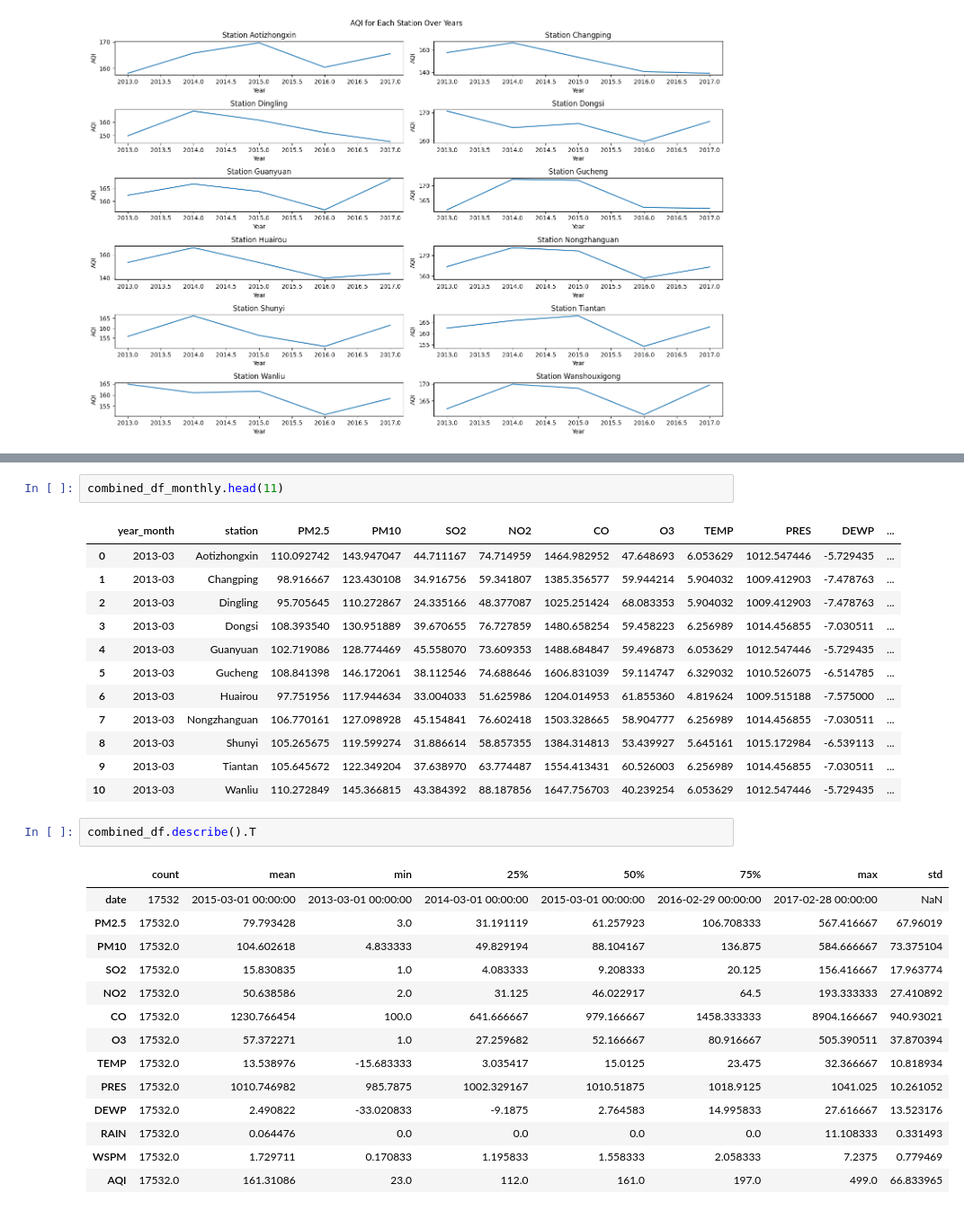
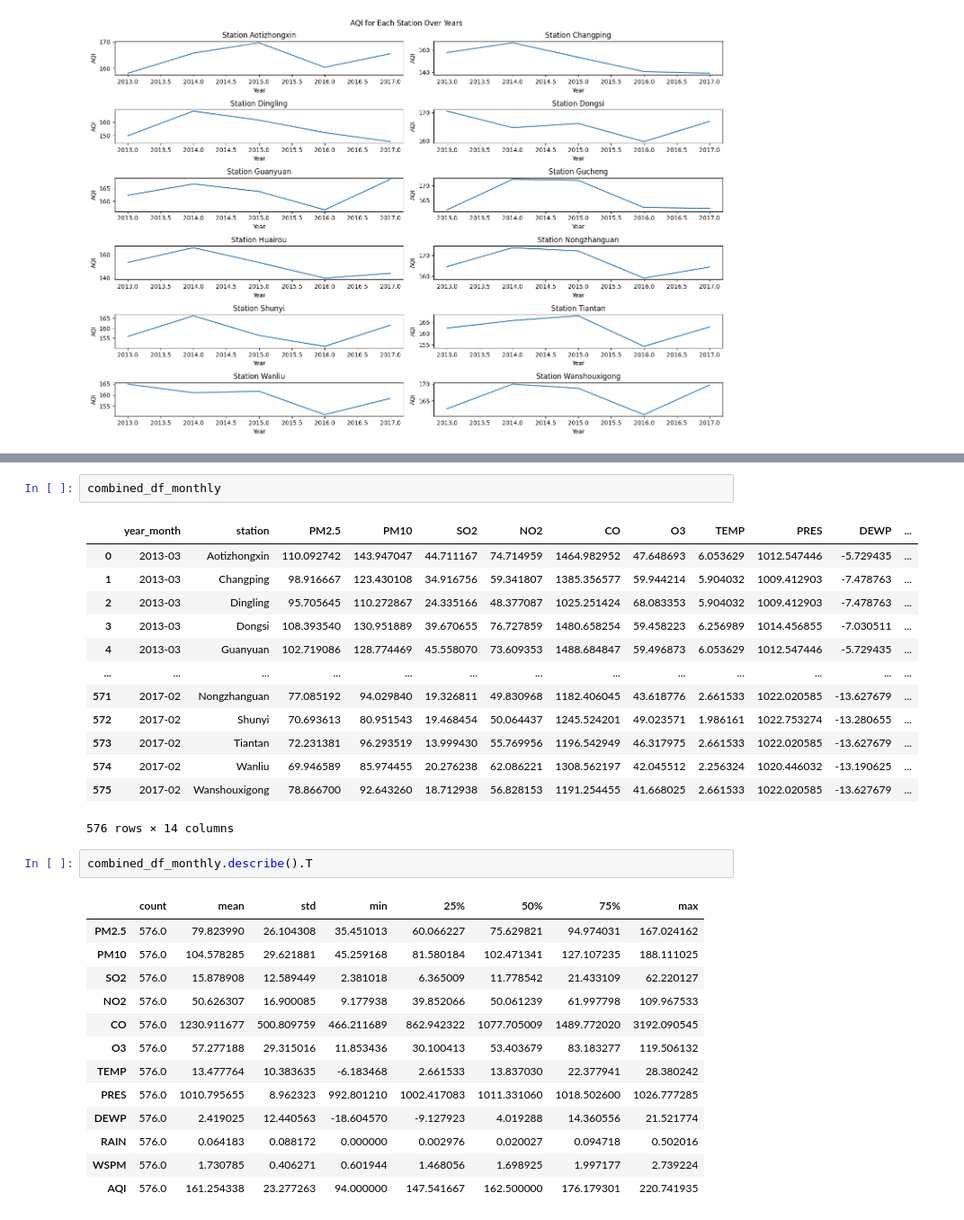
Before and after one commit to Strong649/First-Repo, a Jupyter notebook: Air_Pollution_PfDA.ipynb, the cells around one changed output, grey strips where cells are left out. Shown at 90% size. Saved outputs shown, nothing was run; the diff lists cells and outputs as text.

```diff
--- a/Air_Pollution_PfDA.ipynb
+++ b/Air_Pollution_PfDA.ipynb
@@ -510,7 +510,7 @@ fig.show()
 # %% [output]
 [interactive output not drawn]
 # %%
-combined_df_monthly.head(11)
+combined_df_monthly
 # %% [output]
 |  | year_month | station | PM2.5 | PM10 | SO2 | NO2 | CO | O3 | TEMP | PRES | DEWP | ... |
 | 0 | 2013-03 | Aotizhongxin | 110.092742 | 143.947047 | 44.711167 | 74.714959 | 1464.982952 | 47.648693 | 6.053629 | 1012.547446 | -5.729435 | ... |
@@ -518,26 +518,26 @@ combined_df_monthly.head(11)
 | 2 | 2013-03 | Dingling | 95.705645 | 110.272867 | 24.335166 | 48.377087 | 1025.251424 | 68.083353 | 5.904032 | 1009.412903 | -7.478763 | ... |
 | 3 | 2013-03 | Dongsi | 108.393540 | 130.951889 | 39.670655 | 76.727859 | 1480.658254 | 59.458223 | 6.256989 | 1014.456855 | -7.030511 | ... |
 | 4 | 2013-03 | Guanyuan | 102.719086 | 128.774469 | 45.558070 | 73.609353 | 1488.684847 | 59.496873 | 6.053629 | 1012.547446 | -5.729435 | ... |
-| 5 | 2013-03 | Gucheng | 108.841398 | 146.172061 | 38.112546 | 74.688646 | 1606.831039 | 59.114747 | 6.329032 | 1010.526075 | -6.514785 | ... |
-| 6 | 2013-03 | Huairou | 97.751956 | 117.944634 | 33.004033 | 51.625986 | 1204.014953 | 61.855360 | 4.819624 | 1009.515188 | -7.575000 | ... |
-| 7 | 2013-03 | Nongzhanguan | 106.770161 | 127.098928 | 45.154841 | 76.602418 | 1503.328665 | 58.904777 | 6.256989 | 1014.456855 | -7.030511 | ... |
-| 8 | 2013-03 | Shunyi | 105.265675 | 119.599274 | 31.886614 | 58.857355 | 1384.314813 | 53.439927 | 5.645161 | 1015.172984 | -6.539113 | ... |
-| 9 | 2013-03 | Tiantan | 105.645672 | 122.349204 | 37.638970 | 63.774487 | 1554.413431 | 60.526003 | 6.256989 | 1014.456855 | -7.030511 | ... |
-| 10 | 2013-03 | Wanliu | 110.272849 | 145.366815 | 43.384392 | 88.187856 | 1647.756703 | 40.239254 | 6.053629 | 1012.547446 | -5.729435 | ... |
+| ... | ... | ... | ... | ... | ... | ... | ... | ... | ... | ... | ... | ... |
+| 571 | 2017-02 | Nongzhanguan | 77.085192 | 94.029840 | 19.326811 | 49.830968 | 1182.406045 | 43.618776 | 2.661533 | 1022.020585 | -13.627679 | ... |
+| 572 | 2017-02 | Shunyi | 70.693613 | 80.951543 | 19.468454 | 50.064437 | 1245.524201 | 49.023571 | 1.986161 | 1022.753274 | -13.280655 | ... |
+| 573 | 2017-02 | Tiantan | 72.231381 | 96.293519 | 13.999430 | 55.769956 | 1196.542949 | 46.317975 | 2.661533 | 1022.020585 | -13.627679 | ... |
+| 574 | 2017-02 | Wanliu | 69.946589 | 85.974455 | 20.276238 | 62.086221 | 1308.562197 | 42.045512 | 2.256324 | 1020.446032 | -13.190625 | ... |
+| 575 | 2017-02 | Wanshouxigong | 78.866700 | 92.643260 | 18.712938 | 56.828153 | 1191.254455 | 41.668025 | 2.661533 | 1022.020585 | -13.627679 | ... |
+576 rows × 14 columns
 # %%
-combined_df.describe().T
+combined_df_monthly.describe().T
 # %% [output]
-|  | count | mean | min | 25% | 50% | 75% | max | std |
-| date | 17532 | 2015-03-01 00:00:00 | 2013-03-01 00:00:00 | 2014-03-01 00:00:00 | 2015-03-01 00:00:00 | 2016-02-29 00:00:00 | 2017-02-28 00:00:00 | NaN |
-| PM2.5 | 17532.0 | 79.793428 | 3.0 | 31.191119 | 61.257923 | 106.708333 | 567.416667 | 67.96019 |
-| PM10 | 17532.0 | 104.602618 | 4.833333 | 49.829194 | 88.104167 | 136.875 | 584.666667 | 73.375104 |
-| SO2 | 17532.0 | 15.830835 | 1.0 | 4.083333 | 9.208333 | 20.125 | 156.416667 | 17.963774 |
-| NO2 | 17532.0 | 50.638586 | 2.0 | 31.125 | 46.022917 | 64.5 | 193.333333 | 27.410892 |
-| CO | 17532.0 | 1230.766454 | 100.0 | 641.666667 | 979.166667 | 1458.333333 | 8904.166667 | 940.93021 |
-| O3 | 17532.0 | 57.372271 | 1.0 | 27.259682 | 52.166667 | 80.916667 | 505.390511 | 37.870394 |
-| TEMP | 17532.0 | 13.538976 | -15.683333 | 3.035417 | 15.0125 | 23.475 | 32.366667 | 10.818934 |
-| PRES | 17532.0 | 1010.746982 | 985.7875 | 1002.329167 | 1010.51875 | 1018.9125 | 1041.025 | 10.261052 |
-| DEWP | 17532.0 | 2.490822 | -33.020833 | -9.1875 | 2.764583 | 14.995833 | 27.616667 | 13.523176 |
-| RAIN | 17532.0 | 0.064476 | 0.0 | 0.0 | 0.0 | 0.0 | 11.108333 | 0.331493 |
-| WSPM | 17532.0 | 1.729711 | 0.170833 | 1.195833 | 1.558333 | 2.058333 | 7.2375 | 0.779469 |
-| AQI | 17532.0 | 161.31086 | 23.0 | 112.0 | 161.0 | 197.0 | 499.0 | 66.833965 |
+|  | count | mean | std | min | 25% | 50% | 75% | max |
+| PM2.5 | 576.0 | 79.823990 | 26.104308 | 35.451013 | 60.066227 | 75.629821 | 94.974031 | 167.024162 |
+| PM10 | 576.0 | 104.578285 | 29.621881 | 45.259168 | 81.580184 | 102.471341 | 127.107235 | 188.111025 |
+| SO2 | 576.0 | 15.878908 | 12.589449 | 2.381018 | 6.365009 | 11.778542 | 21.433109 | 62.220127 |
+| NO2 | 576.0 | 50.626307 | 16.900085 | 9.177938 | 39.852066 | 50.061239 | 61.997798 | 109.967533 |
+| CO | 576.0 | 1230.911677 | 500.809759 | 466.211689 | 862.942322 | 1077.705009 | 1489.772020 | 3192.090545 |
+| O3 | 576.0 | 57.277188 | 29.315016 | 11.853436 | 30.100413 | 53.403679 | 83.183277 | 119.506132 |
+| TEMP | 576.0 | 13.477764 | 10.383635 | -6.183468 | 2.661533 | 13.837030 | 22.377941 | 28.380242 |
+| PRES | 576.0 | 1010.795655 | 8.962323 | 992.801210 | 1002.417083 | 1011.331060 | 1018.502600 | 1026.777285 |
+| DEWP | 576.0 | 2.419025 | 12.440563 | -18.604570 | -9.127923 | 4.019288 | 14.360556 | 21.521774 |
+| RAIN | 576.0 | 0.064183 | 0.088172 | 0.000000 | 0.002976 | 0.020027 | 0.094718 | 0.502016 |
+| WSPM | 576.0 | 1.730785 | 0.406271 | 0.601944 | 1.468056 | 1.698925 | 1.997177 | 2.739224 |
+| AQI | 576.0 | 161.254338 | 23.277263 | 94.000000 | 147.541667 | 162.500000 | 176.179301 | 220.741935 |
```
Also changed, not shown: parts of 7 cells of this notebook.
